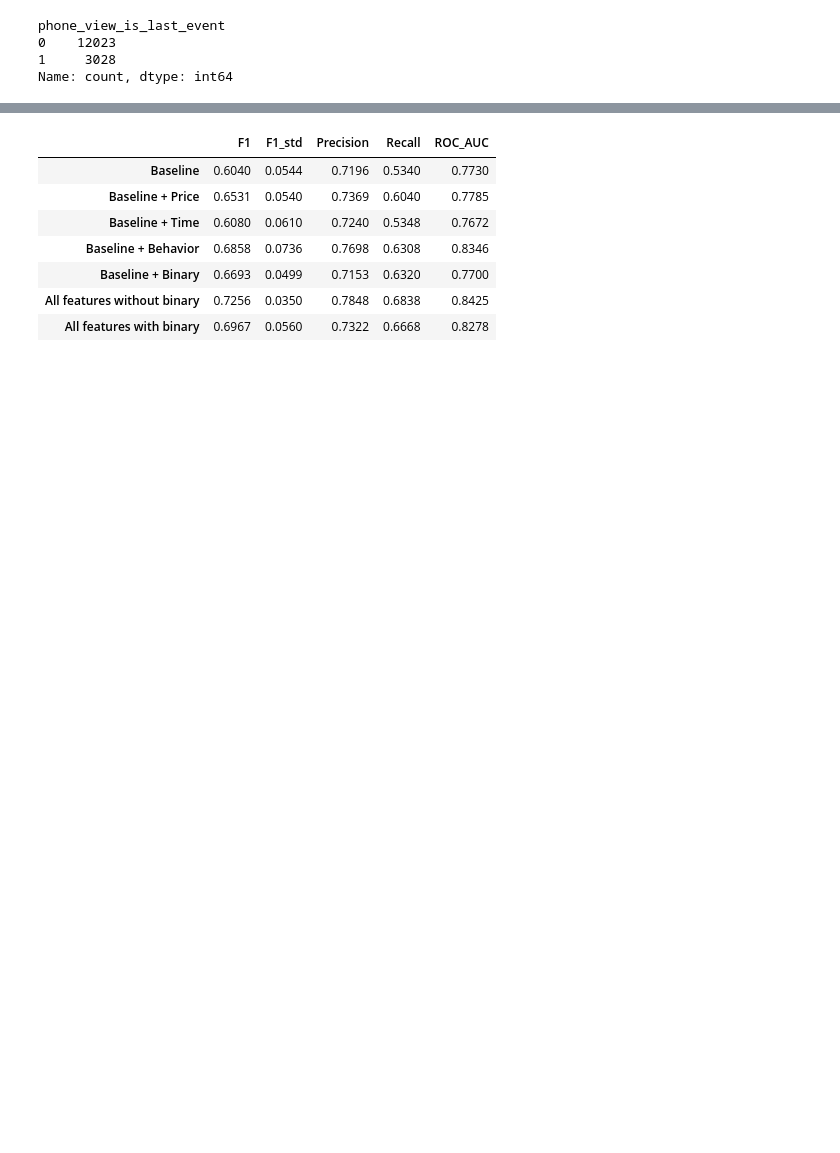
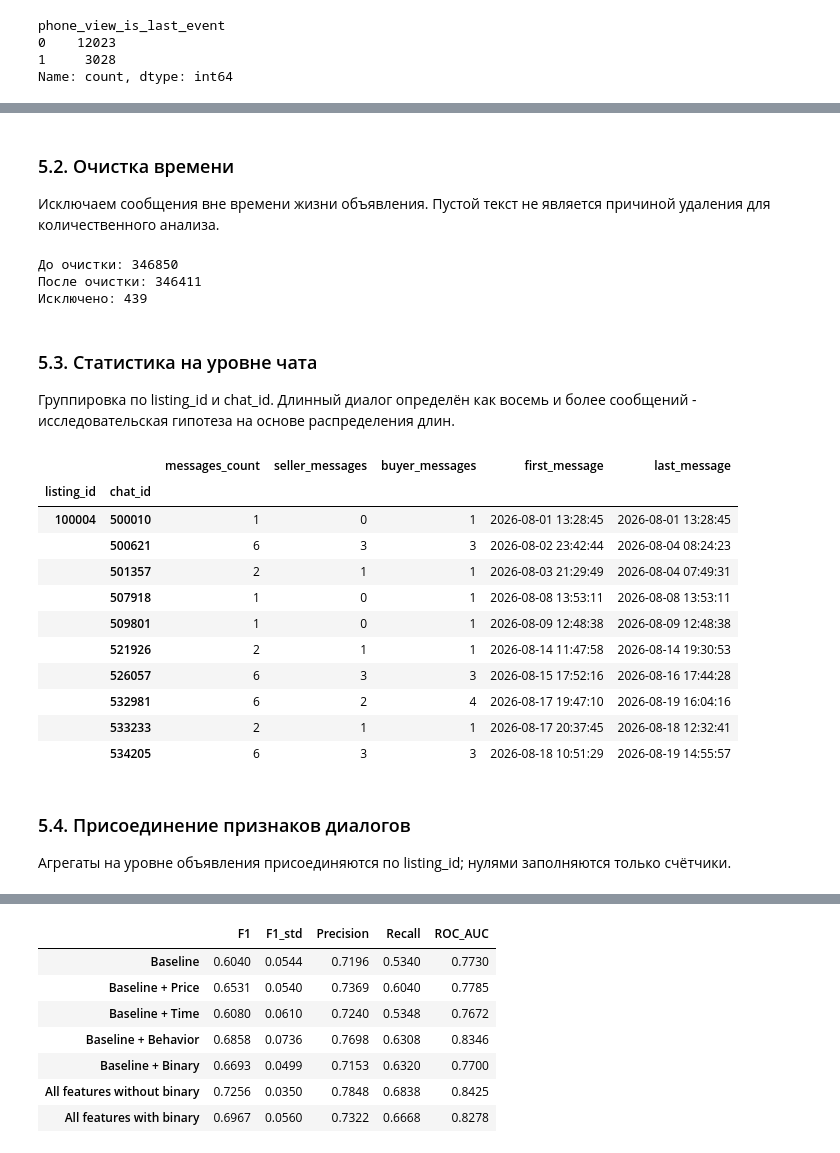
Before and after one commit to Wikemon/neuroslop_kygarikovs_hakaton, a Jupyter notebook: feature_engineering.ipynb, the cells around one changed output, grey strips where cells are left out. Drawn from its saved outputs; the diff is of its cells as text; code cells hidden in the pictures; blank space fills up the shorter version.

```diff
--- a/feature_engineering.ipynb
+++ b/feature_engineering.ipynb
@@ -1183,0 +1323,56 @@ features["has_both_contact_types"] = (
+# %% [markdown]
+### 5.2. Очистка времени
+Исключаем сообщения вне времени жизни объявления. Пустой текст не является причиной удаления для количественного анализа.
+# %%
+messages["sent_at"] = pd.to_datetime(
+    messages["sent_at"], errors="coerce"
+)
+
+message_check = messages.merge(
+    features[["listing_id", "published_at", "closed_at"]],
+    on="listing_id",
+    how="left",
+    validate="many_to_one"
+)
+
+messages_clean = message_check[
+    (message_check["sent_at"] >= message_check["published_at"])
+    & (message_check["sent_at"] <= message_check["closed_at"])
+].copy()
+
+print("До очистки:", len(messages))
+print("После очистки:", len(messages_clean))
+print("Исключено:", len(messages) - len(messages_clean))
+# %% [output]
+До очистки: 346850
+После очистки: 346411
+Исключено: 439
+# %% [markdown]
+### 5.3. Статистика на уровне чата
+Группировка по listing_id и chat_id. Длинный диалог определён как восемь и более сообщений - исследовательская гипотеза на основе распределения длин.
+# %%
+chat_stats = (
+    messages_clean.groupby(["listing_id", "chat_id"])
+    .agg(
+        messages_count=("author", "size"),
+        seller_messages=("author", lambda x: (x == "seller").sum()),
+        buyer_messages=("author", lambda x: (x == "buyer").sum()),
+        first_message=("sent_at", "min"),
+        last_message=("sent_at", "max")
+    )
+)
+
+display(chat_stats.head(10))
+# %% [output]
+|  |  | messages_count | seller_messages | buyer_messages | first_message | last_message |
+| listing_id | chat_id |  |  |  |  |  |
+| 100004 | 500010 | 1 | 0 | 1 | 2026-08-01 13:28:45 | 2026-08-01 13:28:45 |
+|  | 500621 | 6 | 3 | 3 | 2026-08-02 23:42:44 | 2026-08-04 08:24:23 |
+|  | 501357 | 2 | 1 | 1 | 2026-08-03 21:29:49 | 2026-08-04 07:49:31 |
+|  | 507918 | 1 | 0 | 1 | 2026-08-08 13:53:11 | 2026-08-08 13:53:11 |
+|  | 509801 | 1 | 0 | 1 | 2026-08-09 12:48:38 | 2026-08-09 12:48:38 |
+|  | 521926 | 2 | 1 | 1 | 2026-08-14 11:47:58 | 2026-08-14 19:30:53 |
+|  | 526057 | 6 | 3 | 3 | 2026-08-15 17:52:16 | 2026-08-16 17:44:28 |
+|  | 532981 | 6 | 2 | 4 | 2026-08-17 19:47:10 | 2026-08-19 16:04:16 |
+|  | 533233 | 2 | 1 | 1 | 2026-08-17 20:37:45 | 2026-08-18 12:32:41 |
+|  | 534205 | 6 | 3 | 3 | 2026-08-18 10:51:29 | 2026-08-19 14:55:57 |
@@ -1183,0 +1417,3 @@ features["has_both_contact_types"] = (
+# %% [markdown]
+### 5.4. Присоединение признаков диалогов
+Агрегаты на уровне объявления присоединяются по listing_id; нулями заполняются только счётчики.
```
Also changed, not shown: parts of 122 cells of this notebook, 3 other files.
